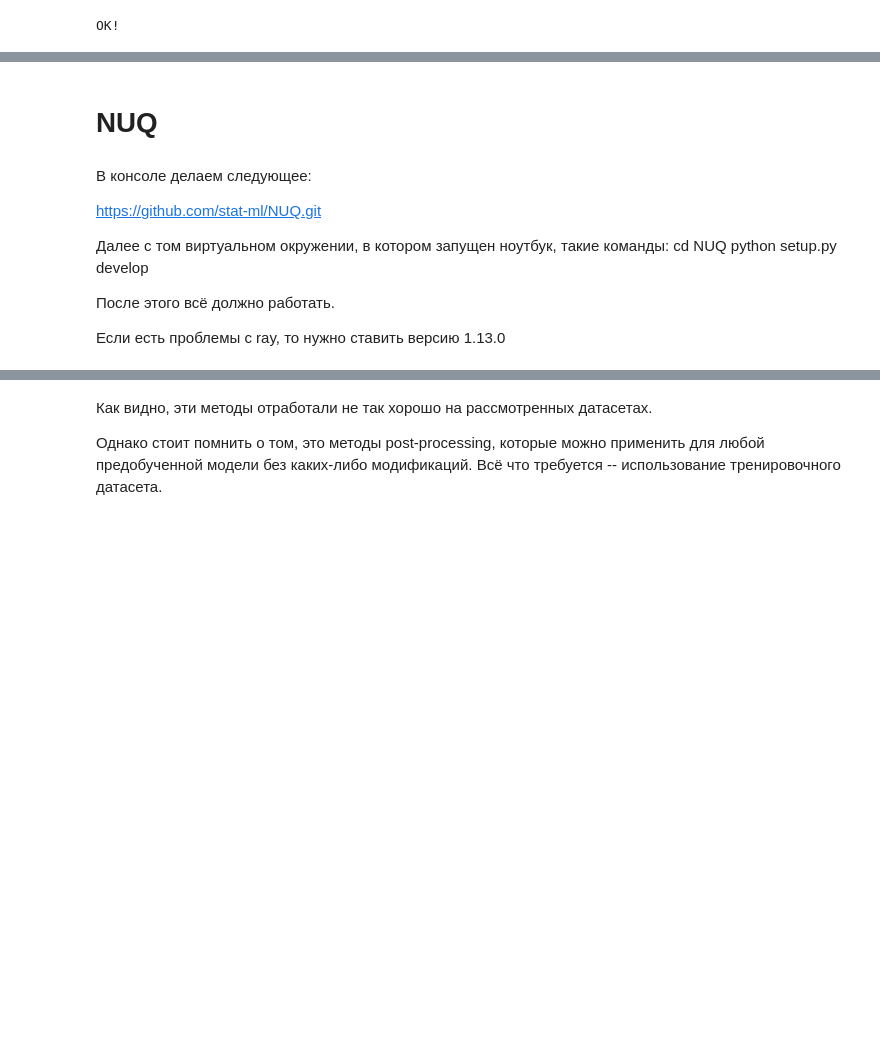
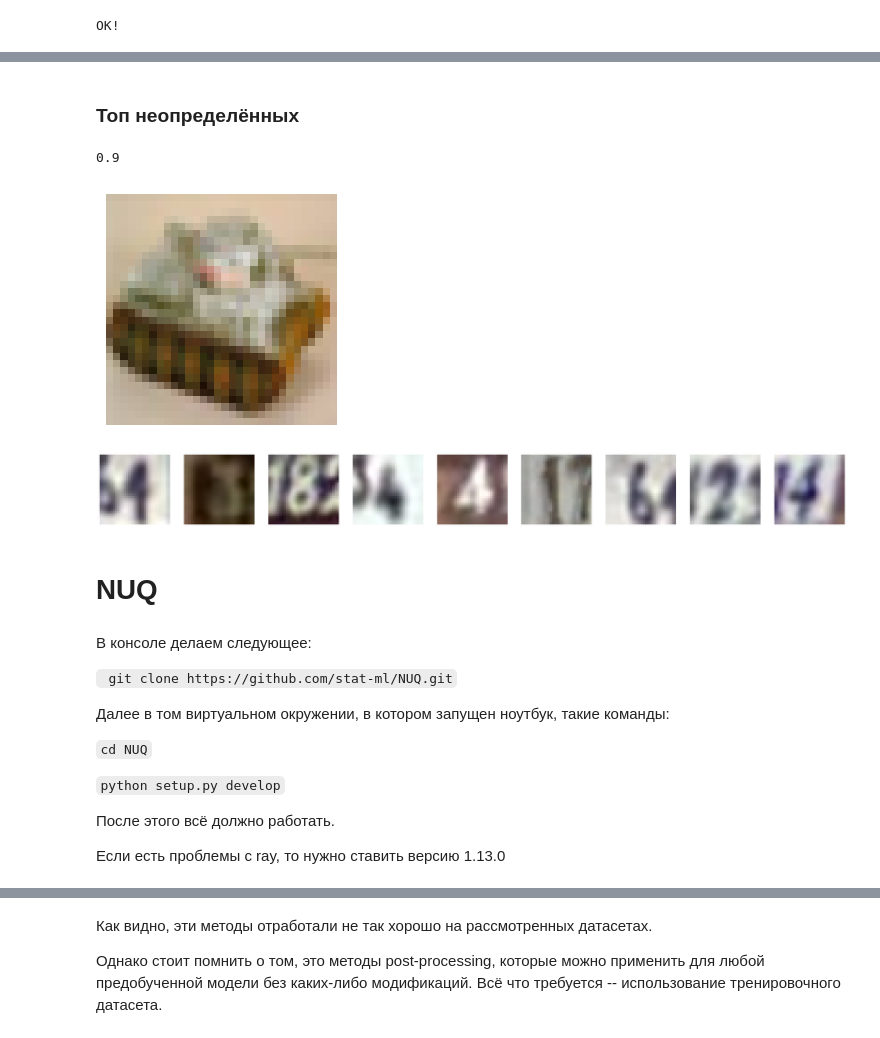
Before and after one commit to nkotelevskii/helpers, a Jupyter notebook: Uncertainty_quantification_seminar.ipynb, the cells around one changed output, grey strips where cells are left out. Saved outputs shown, nothing was run; the diff lists cells and outputs as text; code cells hidden in the pictures; blank space fills up the shorter version.

```diff
--- a/Uncertainty_quantification_seminar.ipynb
+++ b/Uncertainty_quantification_seminar.ipynb
@@ -1235,3 +1264,22 @@ plt.show()
+# %% [markdown]
+### Топ неопределённых
+# %%
+dataset_idxs, within_dataset_idxs = get_extreme_score_indices(
+    scores0=-log_densities_cifar100,
+    scores1=-log_densities_svhn,
+    k=10, extreme='max'
+)
+# %%
+# Какая доля OOD объектов попала в топ k самых неопределённых?
+np.mean(dataset_idxs)
+# %% [output]
+0.9
+# %%
+plot_images(dataset=cifar100_valid, indices=within_dataset_idxs[dataset_idxs==0])
+plot_images(dataset=svhn_valid, indices=within_dataset_idxs[dataset_idxs==1])
+# %% [output]
+[figure, added]
+[figure, added]
 # %%
 RESULTS.append({
     "method": "ddu",
@@ -1249,11 +1297,13 @@ RESULTS.append({
 # %% [markdown]
 В консоле делаем следующее:
 
-https://github.com/stat-ml/NUQ.git
+` git clone https://github.com/stat-ml/NUQ.git`
 
-Далее с том виртуальном окружении, в котором запущен ноутбук, такие команды:
-cd NUQ
-python setup.py develop
+Далее в том виртуальном окружении, в котором запущен ноутбук, такие команды:
+
+`cd NUQ`
+
+`python setup.py develop`
 
 После этого всё должно работать.
 
```
Also changed, not shown: parts of 27 cells of this notebook, 1 other file.
